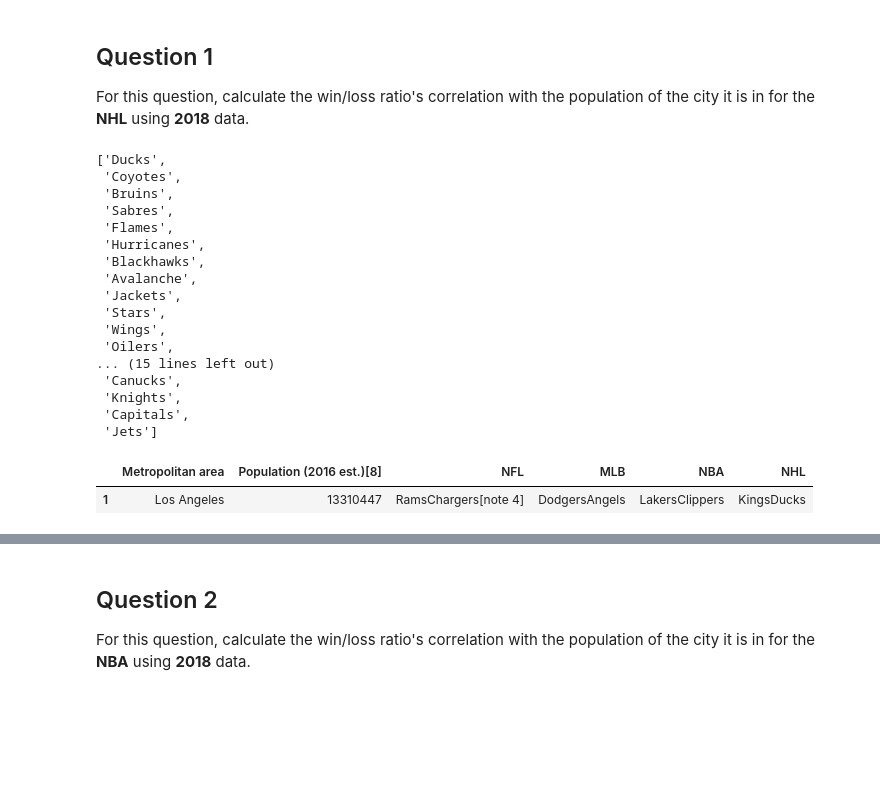
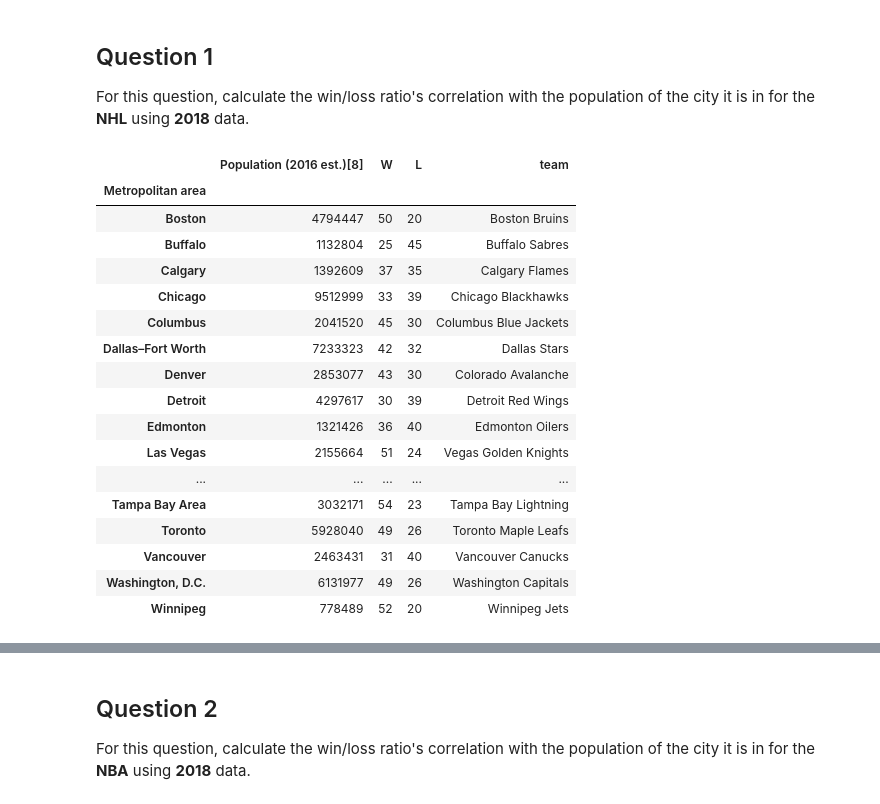
Before and after one commit to ruslanmasinjila/Applied_Data_Science_With_Python, a Jupyter notebook: 1. Introduction to Data Science in Python/week4/assignment4/assignment4.ipynb, the cells around one changed output, grey strips where cells are left out. Cells and saved outputs as stored; diff of their text form; code cells hidden in the pictures; blank space fills up the shorter version.

```diff
--- a/1. Introduction to Data Science in Python/week4/assignment4/assignment4.ipynb
+++ b/1. Introduction to Data Science in Python/week4/assignment4/assignment4.ipynb
@@ -38,56 +38,71 @@ def nhl_correlation():
     assert len(population_by_region) == len(win_loss_by_region), "Q1: Your lists must be the same length"
     assert len(population_by_region) == 28, "Q1: There should be 28 teams being analysed for NHL"
 
     return stats.pearsonr(population_by_region, win_loss_by_region)
 
 '''
 
 
 # Get statistics for the year 2018
 nhl_df=nhl_df[nhl_df['year']==2018]
 
 # Remove asterisk from the names
 nhl_df['team']=nhl_df['team'].apply(lambda x: x.split('*')[0])
 
 # LEave only the teams, wins and losses
 nhl_df = nhl_df[['team','W','L']]
 
 # Aggregate on names of teams and sum of wins and losses
 nhl_df = nhl_df.groupby('team').agg(np.sum)
 
 # Drop the rows with Division categories
 nhl_df = (nhl_df
           .drop(nhl_df.loc[['Atlantic Division','Central Division','Metropolitan Division','Pacific Division']].index)
           .reset_index())
 
 # Get the nhl names from the nhl table
 nhl_names=list(nhl_df['team'].apply(lambda x: x.split(' ')[-1]))
 
+population=[]
+metropolitan_area=[]
+for i in nhl_names:
+    population.append(cities[cities['NHL'].str.contains(i)]['Population (2016 est.)[8]'].values[0])
+    metropolitan_area.append(cities[cities['NHL'].str.contains(i)]['Metropolitan area'].values[0])
 
-nhl_names
+
+nhl_df['Population (2016 est.)[8]']=population
+nhl_df['Metropolitan area'] = metropolitan_area
+
+nhl_df['W']=pd.to_numeric(nhl_df['W'])
+nhl_df['L']=pd.to_numeric(nhl_df['L'])
+nhl_df['Population (2016 est.)[8]']=pd.to_numeric(nhl_df['Population (2016 est.)[8]'])
+
+
+nhl_df = nhl_df.groupby('Metropolitan area').agg({'Population (2016 est.)[8]':np.mean,
+                                                  'W':np.sum,
+                                                  'L':np.sum,
+                                                  'team':', '.join})
+
+nhl_df
 # %% [output]
-['Ducks',
- 'Coyotes',
- 'Bruins',
- 'Sabres',
- 'Flames',
- 'Hurricanes',
- 'Blackhawks',
- 'Avalanche',
- 'Jackets',
- 'Stars',
- 'Wings',
- 'Oilers',
-... (15 lines left out)
- 'Canucks',
- 'Knights',
- 'Capitals',
- 'Jets']
+|  | Population (2016 est.)[8] | W | L | team |
+| Metropolitan area |  |  |  |  |
+| Boston | 4794447 | 50 | 20 | Boston Bruins |
+| Buffalo | 1132804 | 25 | 45 | Buffalo Sabres |
+| Calgary | 1392609 | 37 | 35 | Calgary Flames |
+| Chicago | 9512999 | 33 | 39 | Chicago Blackhawks |
+| Columbus | 2041520 | 45 | 30 | Columbus Blue Jackets |
+| Dallas–Fort Worth | 7233323 | 42 | 32 | Dallas Stars |
+| Denver | 2853077 | 43 | 30 | Colorado Avalanche |
+| Detroit | 4297617 | 30 | 39 | Detroit Red Wings |
+| Edmonton | 1321426 | 36 | 40 | Edmonton Oilers |
+| Las Vegas | 2155664 | 51 | 24 | Vegas Golden Knights |
+| ... | ... | ... | ... | ... |
+| Tampa Bay Area | 3032171 | 54 | 23 | Tampa Bay Lightning |
+| Toronto | 5928040 | 49 | 26 | Toronto Maple Leafs |
+| Vancouver | 2463431 | 31 | 40 | Vancouver Canucks |
+| Washington, D.C. | 6131977 | 49 | 26 | Washington Capitals |
+| Winnipeg | 778489 | 52 | 20 | Winnipeg Jets |
-# %%
-cities[cities['NHL'].str.contains('Ducks')][]
-# %% [output]
-|  | Metropolitan area | Population (2016 est.)[8] | NFL | MLB | NBA | NHL |
-| 1 | Los Angeles | 13310447 | RamsChargers[note 4] | DodgersAngels | LakersClippers | KingsDucks |
 # %%
 cities
 # %% [output]
```
